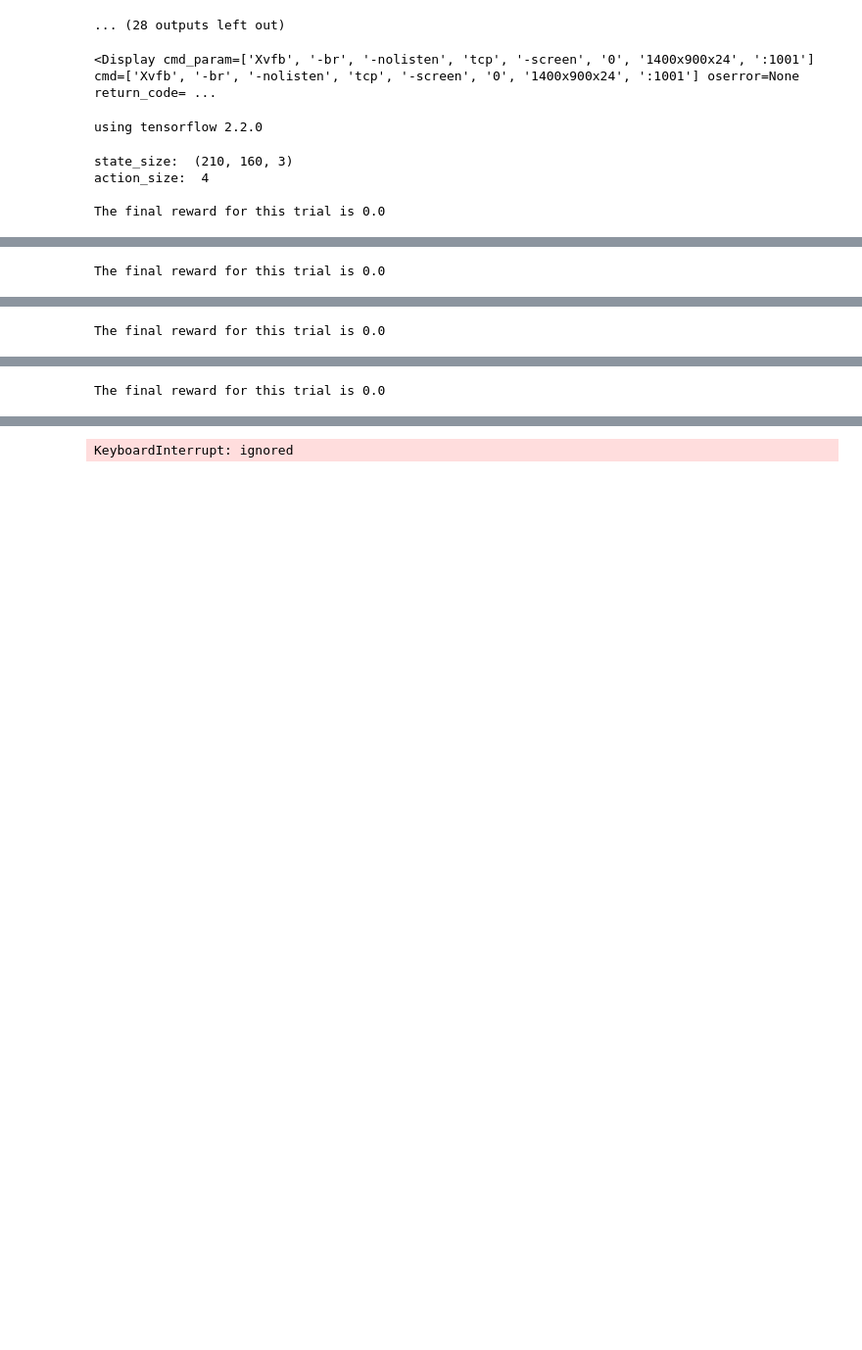
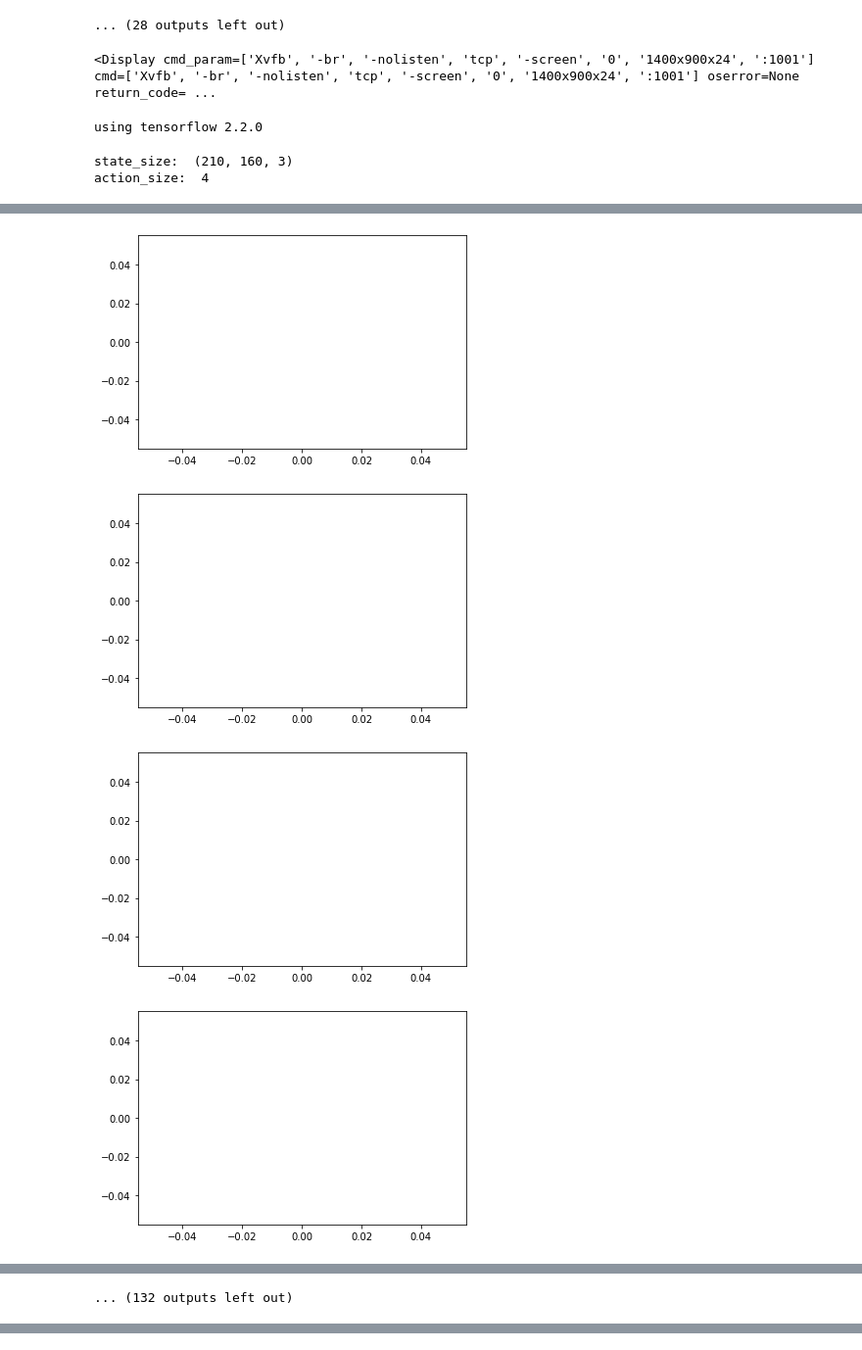
Before and after one commit to tianhaoz95/ultron, a Jupyter notebook: notebooks/prototype_atari_with_actor_critic.ipynb, the cells around one changed output, grey strips where cells are left out. Shown at 98% size. Cells and saved outputs as stored; diff of their text form; code cells hidden in the pictures; blank space fills up the shorter version.

```diff
--- a/notebooks/prototype_atari_with_actor_critic.ipynb
+++ b/notebooks/prototype_atari_with_actor_critic.ipynb
@@ -129,7 +125,7 @@ class PipelineArgs():
 # %%
 class History():
   def __init__(self, args):
-    self.history = pd.DataFrame(colums=['eps', 'reward', 'loss'])
+    self.history = pd.DataFrame(columns=['eps', 'reward', 'loss'])
     self.args = args
 
   def record(self, eps, reward, loss):
@@ -137,11 +133,11 @@ class History():
         'eps': eps,
         'reward': reward,
         'loss': loss
-    })
+    }, ignore_index=True)
 
   def visualize(self):
     plt.figure()
-    plt.plot(x=self.history['eps'], y=self.history['loss'])
+    plt.plot(self.history['eps'], self.history['loss'])
     plt.show()
 
   def save(self):
@@ -365,7 +361,7 @@ class MasterAgent():
     self.game_name = self.args.game_name
     env = gym.make(self.game_name)
     self.action_size = env.action_space.n
-    self.history = History()
+    self.history = History(self.args)
     self.state_size = env.observation_space.shape[0]
     self.opt = tf.optimizers.Adam(self.args.lr)
     print('state_size: ', env.observation_space.shape)
@@ -471,10 +467,8 @@ entry_point(
         max_eps=10000,
         model_path='/content/drive/My Drive/colab_storage',
         max_testing_steps=1000,
-        load_model=True,
+        load_model=False,
         mode='train_async'))
 # %% [output]
 state_size:  (210, 160, 3)
 action_size:  4
-
-The final reward for this trial is 0.0
@@ -481,0 +475,4 @@ The final reward for this trial is 0.0
+[figure, added]
+[figure, added]
+[figure, added]
+[figure, added]
@@ -482 +486 @@ The final reward for this trial is 0.0
-The final reward for this trial is 0.0
+... (132 outputs left out)
@@ -484 +486,0 @@ The final reward for this trial is 0.0
-The final reward for this trial is 0.0
@@ -486 +486,0 @@ The final reward for this trial is 0.0
-The final reward for this trial is 0.0
@@ -488 +486,0 @@ The final reward for this trial is 0.0
-KeyboardInterrupt: ignored
```
Also changed, not shown: parts of 2 cells of this notebook.
